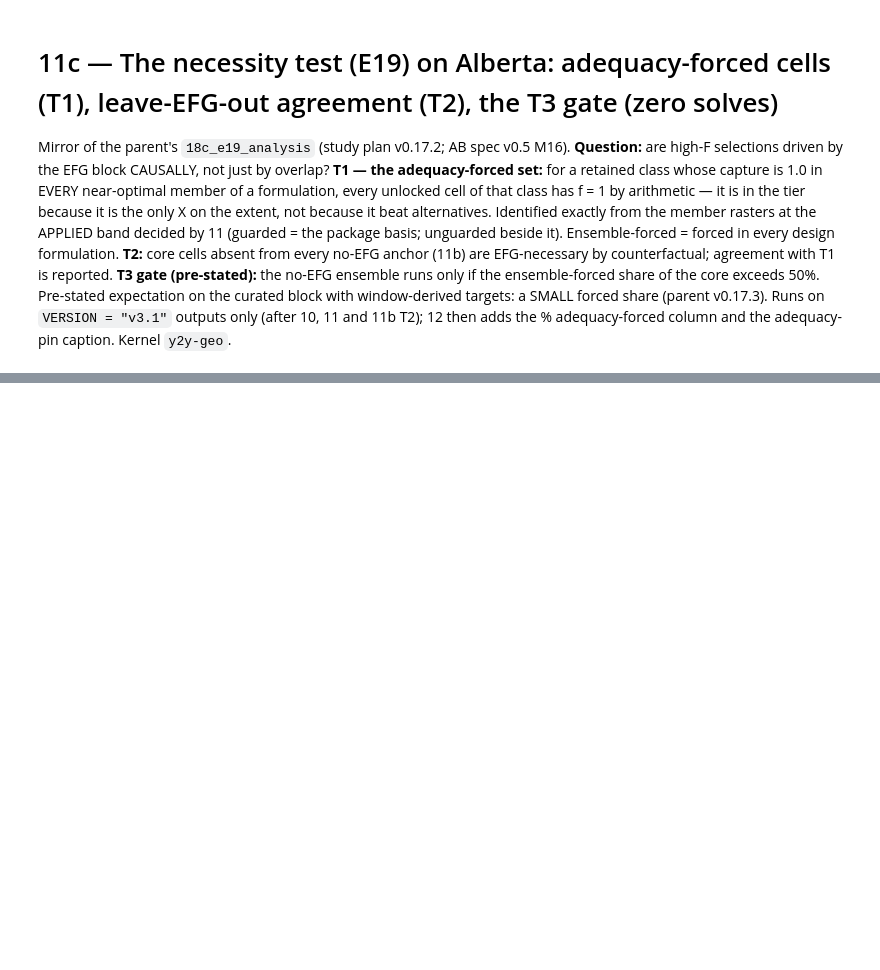
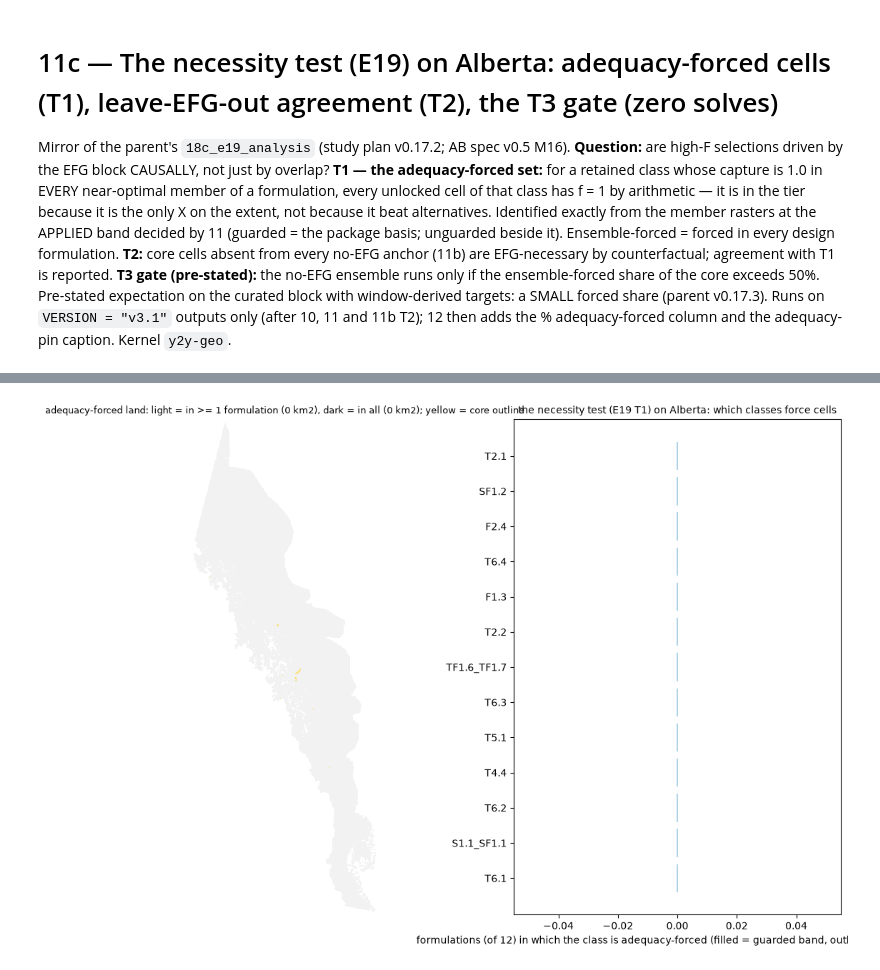
Before and after one commit to bermane/y2y-spatial-optimization, a Jupyter notebook: analyses/alberta_prioritization/11c_ab_e19_analysis.ipynb, the cells around one changed output, grey strips where cells are left out. Drawn from its saved outputs; the diff is of its cells as text; code cells hidden in the pictures; blank space fills up the shorter version.

```diff
--- a/analyses/alberta_prioritization/11c_ab_e19_analysis.ipynb
+++ b/analyses/alberta_prioritization/11c_ab_e19_analysis.ipynb
@@ -138,19 +187,21 @@ else:
 # %%
 # ---- figures: where the forced land is, and the per-class ledger ------------------------------------------------------
 rows_, cols_ = np.where(G.pu.any(axis=1))[0], np.where(G.pu.any(axis=0))[0]
 r0, r1, c0, c1 = rows_.min() - 5, rows_.max() + 6, cols_.min() - 5, cols_.max() + 6
 fig, axes = plt.subplots(1, 2, figsize=(13, 9))
 cmap = plt.matplotlib.colors.ListedColormap(["#f2f2f2", "#9ecae1", "#08306b"])
 ax = axes[0]
-ax.imshow(dc.to_grid(G, np.where(G.pu, code_r, np.nan).astype(np.float32))[r0:r1, c0:c1], cmap=cmap, vmin=-0.5, vmax=2.5, interpolation="nearest")
+ax.imshow(dc.to_grid(G, code_r.astype(np.float32))[r0:r1, c0:c1], cmap=cmap, vmin=-0.5, vmax=2.5, interpolation="nearest")   # to_grid takes the 1-D PU vector (non-PU -> NaN)
 C2 = dc.to_grid(G, core.astype(np.float32))[r0:r1, c0:c1]; ax.contour(C2, levels=[0.5], colors="#ffd93b", linewidths=0.5)
 ax.set_title(f"adequacy-forced land: light = in >= 1 formulation ({int(any_g.sum()):,} km2), dark = in all ({int(all_g.sum()):,} km2); yellow = core outline", fontsize=9); ax.axis("off")
 ax = axes[1]
 CLSs = CLS.sort_values("n_forms_forced_guarded")
 ax.barh(CLSs.code, CLSs.n_forms_forced_guarded, color="#08306b"); ax.barh(CLSs.code, CLSs.n_forms_forced_unguarded, color="none", edgecolor="#9ecae1", lw=1.2)
 ax.set_xlabel(f"formulations (of {len(FORMS)}) in which the class is adequacy-forced (filled = guarded band, outline = unguarded)")
 ax.set_title("the necessity test (E19 T1) on Alberta: which classes force cells", fontsize=10)
 fig.savefig(FIG / "e19_forced.png", dpi=170, bbox_inches="tight"); plt.show()
+# %% [output]
+[figure, added]
 # %%
 # ---- T3 (only if 11b ran the no-EFG ensemble): F_noEFG and the F - F_noEFG surface --------------------------------
 T3 = RUNS / "e19_t3"
```
Also changed, not shown: parts of 4 cells of this notebook, 31 other files.
